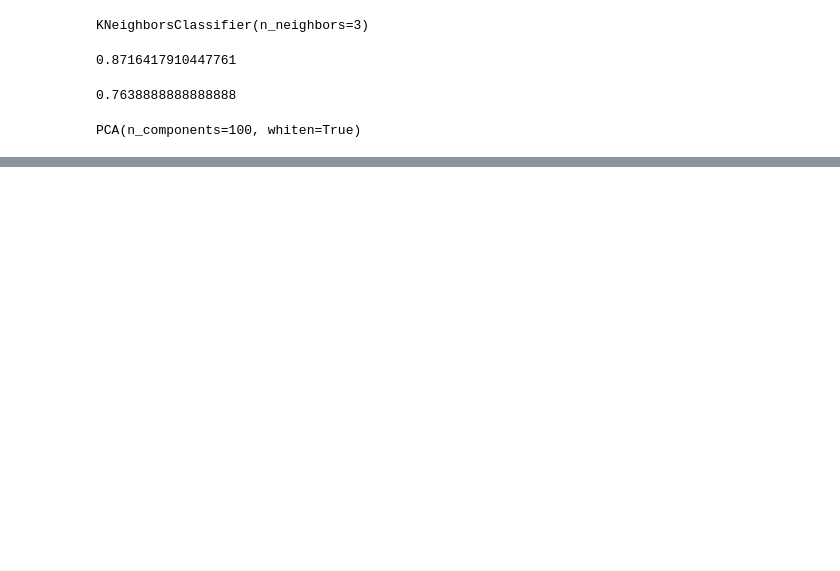
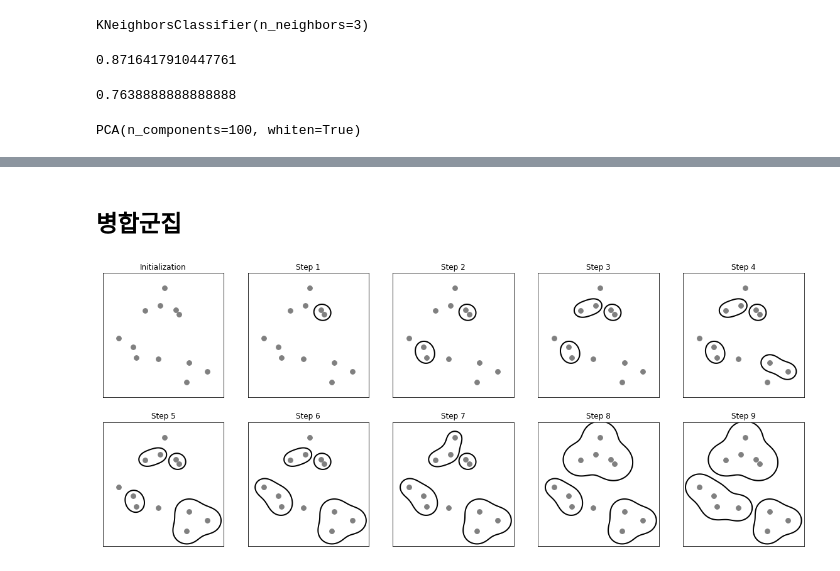
Before and after one commit to Shaharen/MachineLearning, a Jupyter notebook: Ex07_비지도학습.ipynb, the cells around one changed output, grey strips where cells are left out. Saved outputs shown, nothing was run; the diff lists cells and outputs as text; code cells hidden in the pictures; blank space fills up the shorter version.

```diff
--- a/Ex07_비지도학습.ipynb
+++ b/Ex07_비지도학습.ipynb
@@ -376,0 +377,7 @@ plt.show()
+# %% [markdown]
+## 병합군집
+# %%
+# 가까이 있는 것들을 그룹으로 삼는다
+mglearn.plots.plot_agglomerative_algorithm()
+# %% [output]
+[figure, added]
```
Also changed, not shown: parts of 72 cells of this notebook.
